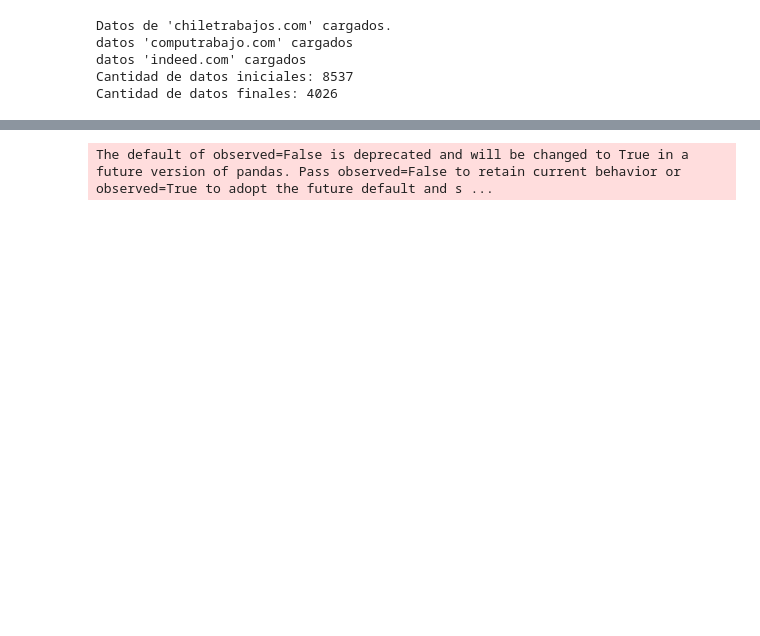
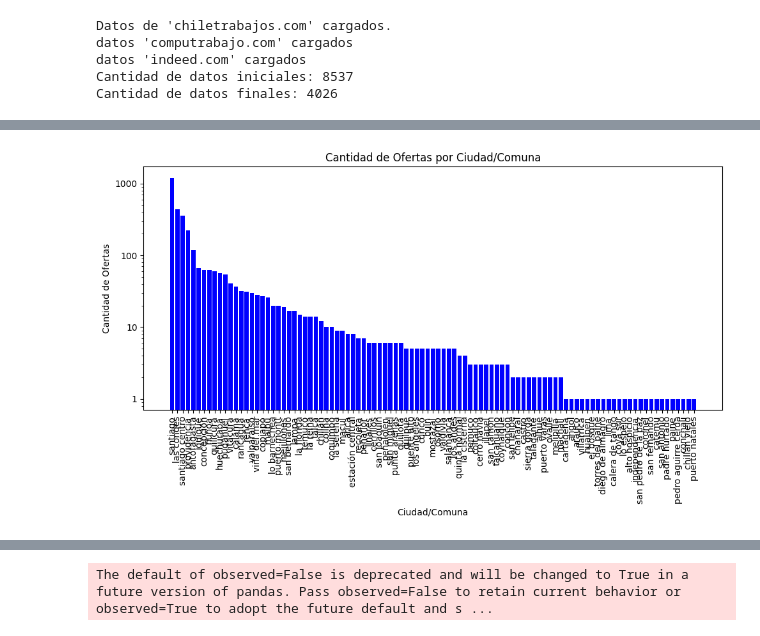
Before and after one commit to Lagartin1/analisisOfertasLab, a Jupyter notebook: src/AnalisisOfertas.ipynb, the cells around one changed output, grey strips where cells are left out. Saved outputs shown, nothing was run; the diff lists cells and outputs as text; code cells hidden in the pictures; blank space fills up the shorter version.

```diff
--- a/src/AnalisisOfertas.ipynb
+++ b/src/AnalisisOfertas.ipynb
@@ -145,25 +150,28 @@ tabla_ciudades_total = tabla_ciudades_total.sort_values(by='Cantidad_Ofertas', a
 # %%
 from matplotlib.ticker import FuncFormatter
 
 
 def grafico_ofertas_por_ciudad(tabla_ciudades_total=tabla_ciudades_total):
     pltgr.figure(figsize=(10, 6))
     pltgr.bar(tabla_ciudades_total['Ciudad/Comuna'], tabla_ciudades_total['Cantidad_Ofertas'], color='blue')
     pltgr.yscale('log')  # Escala logarítmica en el eje y
 
 
     # Personalizar las etiquetas del eje y
     formatter = FuncFormatter(lambda y, _: f'{int(y)}')
     pltgr.gca().yaxis.set_major_formatter(formatter)
     pltgr.xlabel('Ciudad/Comuna')
     pltgr.ylabel('Cantidad de Ofertas')
     pltgr.title('Cantidad de Ofertas por Ciudad/Comuna')
     pltgr.xticks(rotation=90)
     pltgr.tight_layout()
     pltgr.show()
 
 
-    # Llamamos a la función para generar el gráfico
+# Llamamos a la función para generar el gráfico
+grafico_ofertas_por_ciudad(tabla_ciudades_total)
+# %% [output]
+[figure, added]
 # %%
 # Definimos el orden geográfico de las regiones de norte a sur
 orden_regiones = [
```
Also changed, not shown: parts of 16 cells of this notebook, 8 other files.
